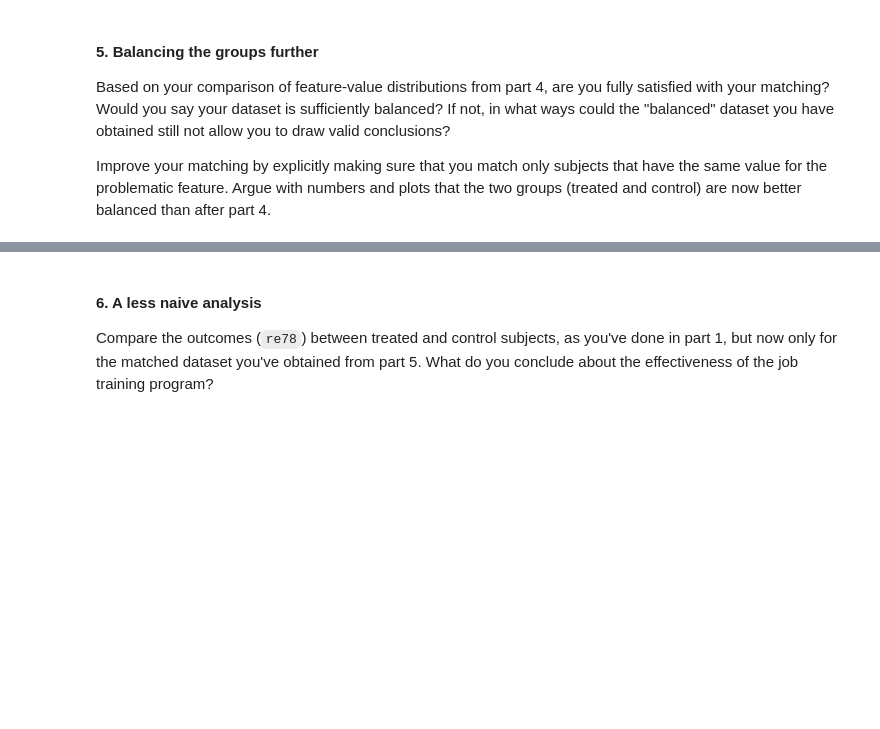
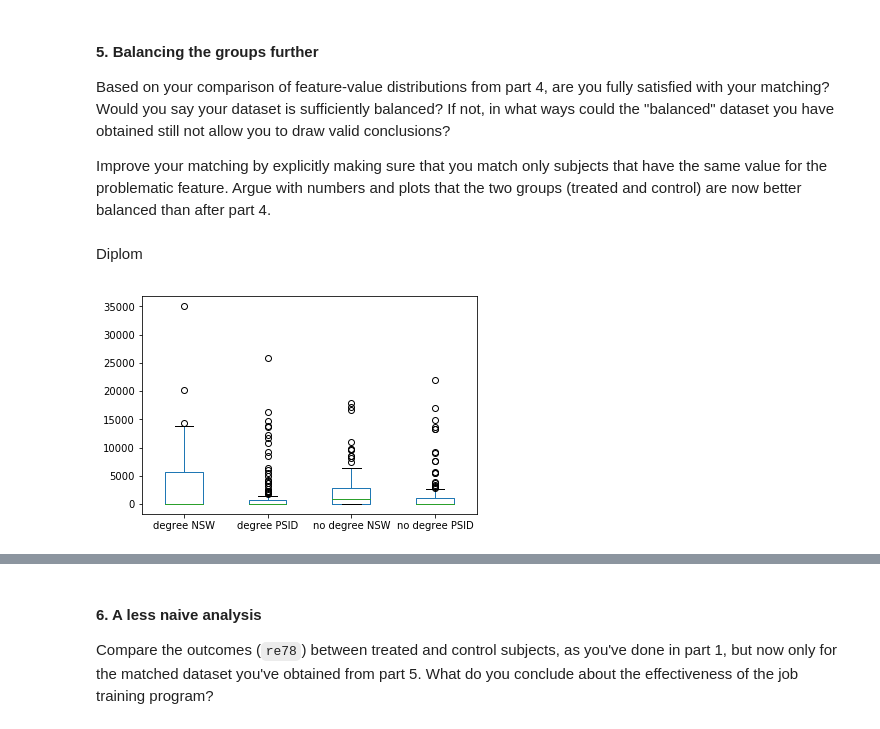
Before and after one commit to matthieuDev/ADA2017, a Jupyter notebook: 04 - Applied ML/Homework 4.ipynb, the cells around one changed output, grey strips where cells are left out. Cells and saved outputs as stored; diff of their text form; code cells hidden in the pictures; blank space fills up the shorter version.

```diff
--- a/04 - Applied ML/Homework 4.ipynb
+++ b/04 - Applied ML/Homework 4.ipynb
@@ -480,3 +480,17 @@ If not, in what ways could the "balanced" dataset you have obtained still not al
 
 Improve your matching by explicitly making sure that you match only subjects that have the same value for the problematic feature.
 Argue with numbers and plots that the two groups (treated and control) are now better balanced than after part 4.
+# %% [markdown]
+Diplom
+# %%
+data5_list = [matched_data[(matched_data['treat'] == x) & (matched_data['nodegree'] == y)] \
+              for x in range(2) for y in range (2)]
+groups_5 = ['no degree NSW' ,'no degree PSID' , 'degree NSW','degree PSID' ]
+
+for_data_group = dict(zip(groups_5, data5_list))
+# %%
+plt.figure(500).clear()
+
+pd.DataFrame(data=dict(zip(groups_5, [ x['re74'] for x in data5_list]))).plot(kind='box').figure
+# %% [output]
+[figure, added]
```
Also changed, not shown: parts of 17 cells of this notebook.
